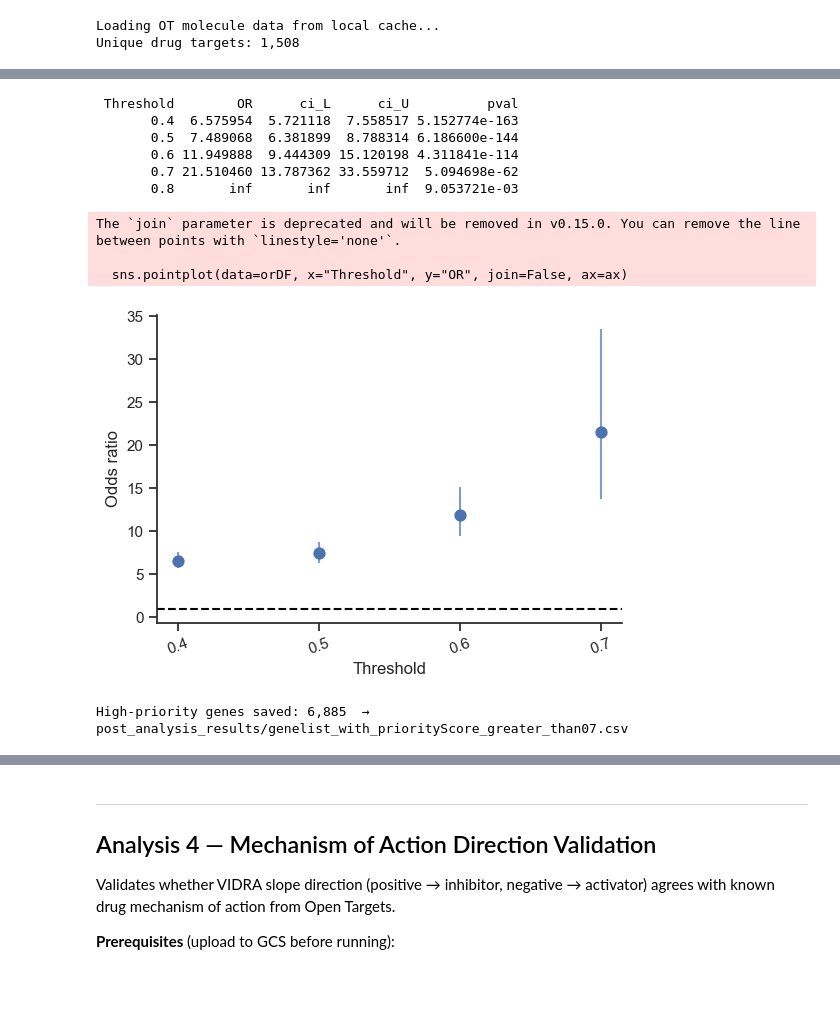
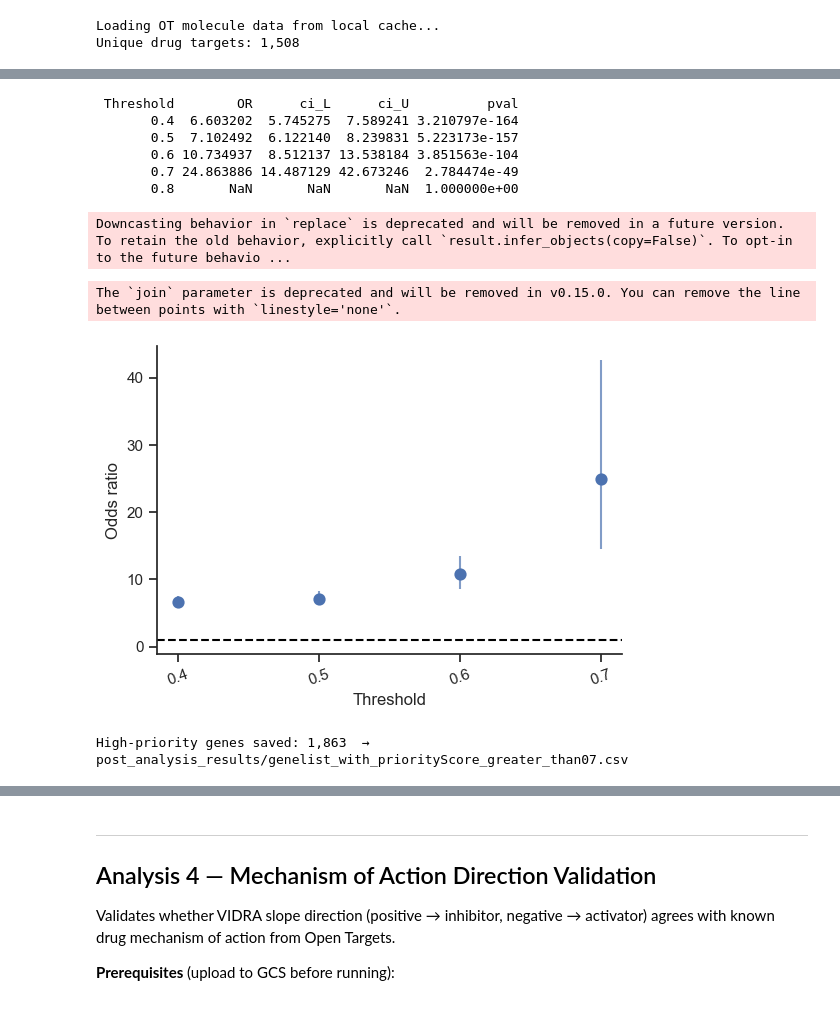
Before and after one commit to TrynkaLab/VIDRA, a Jupyter notebook: scripts/post_stat/post_analysis.ipynb, the cells around one changed output, grey strips where cells are left out. Drawn from its saved outputs; the diff is of its cells as text; code cells hidden in the pictures.

Commit message:
fix: updating analysis 3 post-stat

```diff
--- a/scripts/post_stat/post_analysis.ipynb
+++ b/scripts/post_stat/post_analysis.ipynb
@@ -622,8 +658,20 @@ moleculeInfo.loc[moleculeInfo['maximumClinicalTrialPhase'] > 3, 'id'].nunique()
 # %%
 # ── Build training dataset ────────────────────────────────────────────────────
-# Negative controls: 1000 genes not in ChEMBL
-not_targets = df_slope[~df_slope["gene"].isin(molecules_G["targetId"])].sample(
-    200, random_state=1
+# Gene-only join: every VIDRA row for a drug-targeted gene becomes a positive,
+# regardless of indication. Matches the legacy "is this gene a known drug
+# target?" framing. The (gene, disease)-grain version lives in Analysis 3b.
+#
+# Negatives: 100 unique genes with no ChEMBL drug. Sample unique genes first
+# then keep one VIDRA row each, so the negative set isn't dominated by genes
+# that happen to have many slope rows.
+candidate_neg_genes = (
+    df_slope.loc[~df_slope["gene"].isin(molecules_G["targetId"]), "gene"]
+    .drop_duplicates()
+)
+neg_genes = candidate_neg_genes.sample(100, random_state=1)
+not_targets = (
+    df_slope[df_slope["gene"].isin(neg_genes)]
+    .drop_duplicates(subset="gene", keep="first")
 )
 
 as_train = df_slope.merge(
@@ -631,7 +679,6 @@ as_train = df_slope.merge(
         [
             "isApproved",
             "targetId",
-            "diseaseId",
             "maximumClinicalTrialPhase",
             "yearOfFirstApproval",
         ]
@@ -729,9 +777,9 @@ all_features = pd.get_dummies(
             "source",
             "qtl",
             "pp_slope_neg",
-            "has_burden",
-            "intercept_mean",
-            "has_intercept",
+            # "has_burden",
+            # "intercept_mean",
+            # "has_intercept",
         ]
     ],
     columns=["source", "qtl"],
@@ -739,11 +787,14 @@ all_features = pd.get_dummies(
 
 df_slope_pred = df_slope.copy()
 df_slope_pred["prediction"] = clf.predict_proba(all_features)[:, 1]
-df_slope_pred["isApproved"] = (
-    df_slope_pred["gene"]
-    .isin(molInfo[molInfo["maximumClinicalTrialPhase"] > 3]["targetId"])
-    .astype(int)
+
+# Gene-level label: a gene gets isApproved=1 if it is the target of any
+# phase-4 drug, regardless of indication. Matches the gene-only training
+# grain. (Analysis 3b uses a (gene, disease) label.)
+approved_genes = set(
+    molecules_G.loc[molecules_G["maximumClinicalTrialPhase"] > 3, "targetId"]
 )
+df_slope_pred["isApproved"] = df_slope_pred["gene"].isin(approved_genes).astype(int)
 
 # Sanity check: TYK2 and PCSK9 should appear at high scores
 for name, ensg in [("TYK2", "ENSG00000105397"), ("PCSK9", "ENSG00000169174")]:
@@ -798,13 +850,10 @@ DrugPrediction = (
             "source",
             "qtl",
             "pp_slope_neg",
-            "has_burden",
-            "intercept_mean",
-            "has_intercept",
         ]
     ]
     .merge(
-        molInfo[["maximumClinicalTrialPhase", "isApproved", "targetId"]],
+        molecules_G[["maximumClinicalTrialPhase", "isApproved", "targetId"]],
         left_on="gene",
         right_on="targetId",
         how="inner",
@@ -847,37 +896,36 @@ orDF = pd.DataFrame(or_rows)
 print(orDF.to_string(index=False))
 # %% [output]
  Threshold        OR      ci_L      ci_U          pval
-       0.4  6.575954  5.721118  7.558517 5.152774e-163
-       0.5  7.489068  6.381899  8.788314 6.186600e-144
-       0.6 11.949888  9.444309 15.120198 4.311841e-114
-       0.7 21.510460 13.787362 33.559712  5.094698e-62
-       0.8       inf       inf       inf  9.053721e-03
+       0.4  6.603202  5.745275  7.589241 3.210797e-164
+       0.5  7.102492  6.122140  8.239831 5.223173e-157
+       0.6 10.734937  8.512137 13.538184 3.851563e-104
+       0.7 24.863886 14.487129 42.673246  2.784474e-49
+       0.8       NaN       NaN       NaN  1.000000e+00
+Downcasting behavior in `replace` is deprecated and will be removed in a future version. To retain the old behavior, explicitly call `result.infer_objects(copy=False)`. To opt-in to the future behavio ...
 # %%
 # ── Forest plot ───────────────────────────────────────────────────────────────
 fig, ax = plt.subplots(figsize=(6, 4))
 sns.pointplot(data=orDF, x="Threshold", y="OR", join=False, ax=ax)
 ax.vlines(
     x=orDF["Threshold"].astype(str),
     ymin=orDF["ci_L"],
     ymax=orDF["ci_U"],
     alpha=0.7,
 )
 ax.axhline(y=1, color="black", linestyle="--")
 ax.set_ylabel("Odds ratio")
 plt.xticks(rotation=20)
 fig.savefig(os.path.join(OUT_DIR, "A3_OR_enrichment.pdf"), dpi=600, bbox_inches="tight")
 plt.show()
 
 # ── Save gene list for Analysis 4 ────────────────────────────────────────────
-priority_genes = df_slope_pred[df_slope_pred["prediction"] >= 0.6][
+priority_genes = df_slope_pred[df_slope_pred["prediction"] >= 0.7][
     ["gene"]
 ].drop_duplicates()
 priority_path = os.path.join(OUT_DIR, "genelist_with_priorityScore_greater_than07.csv")
 priority_genes.to_csv(priority_path, index=False)
 print(f"High-priority genes saved: {len(priority_genes):,}  →  {priority_path}")
 # %% [output]
 The `join` parameter is deprecated and will be removed in v0.15.0. You can remove the line between points with `linestyle='none'`.
-
-  sns.pointplot(data=orDF, x="Threshold", y="OR", join=False, ax=ax)
-[figure, old version]
+[figure, new version]
-High-priority genes saved: 6,885  →  post_analysis_results/genelist_with_priorityScore_greater_than07.csv
+High-priority genes saved: 1,863  →  post_analysis_results/genelist_with_priorityScore_greater_than07.csv
```
Also changed, not shown: parts of 30 cells of this notebook.
